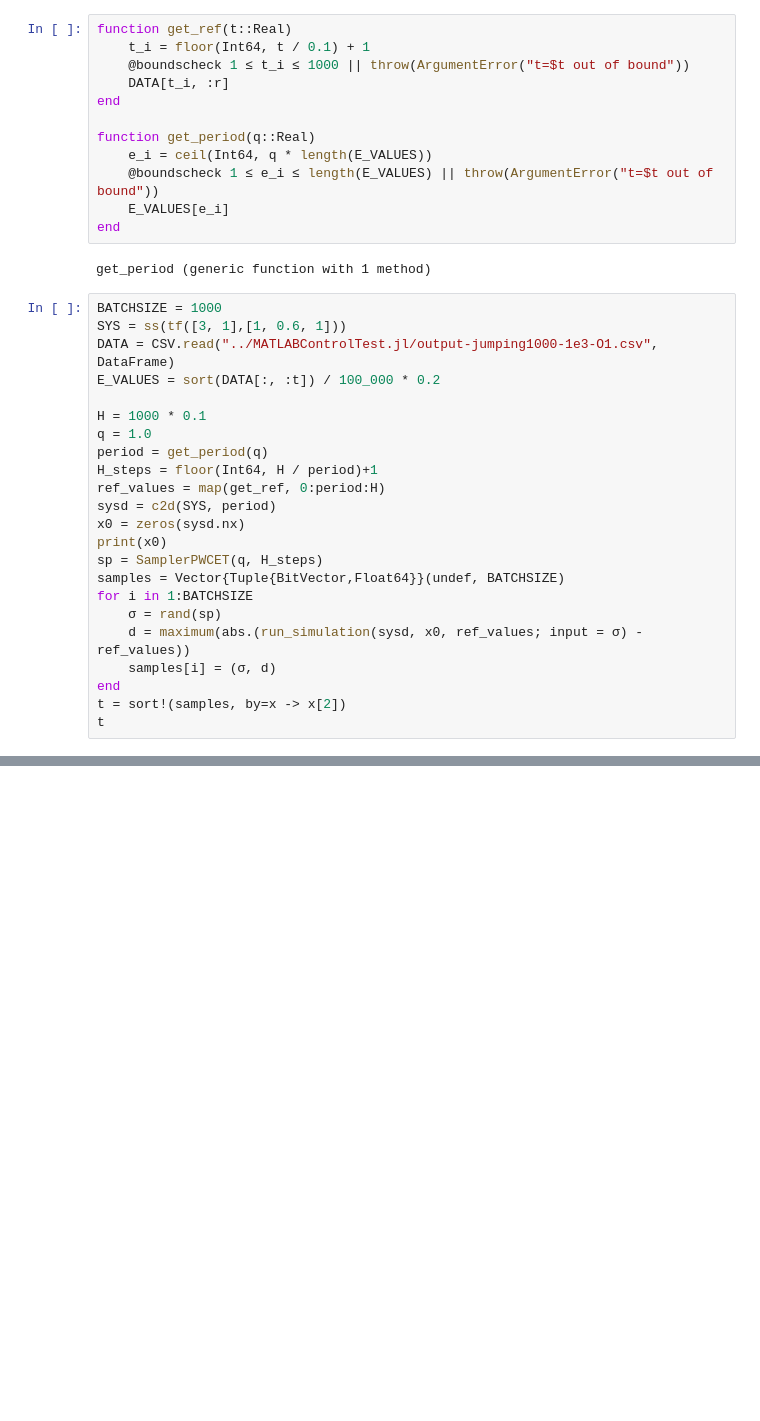
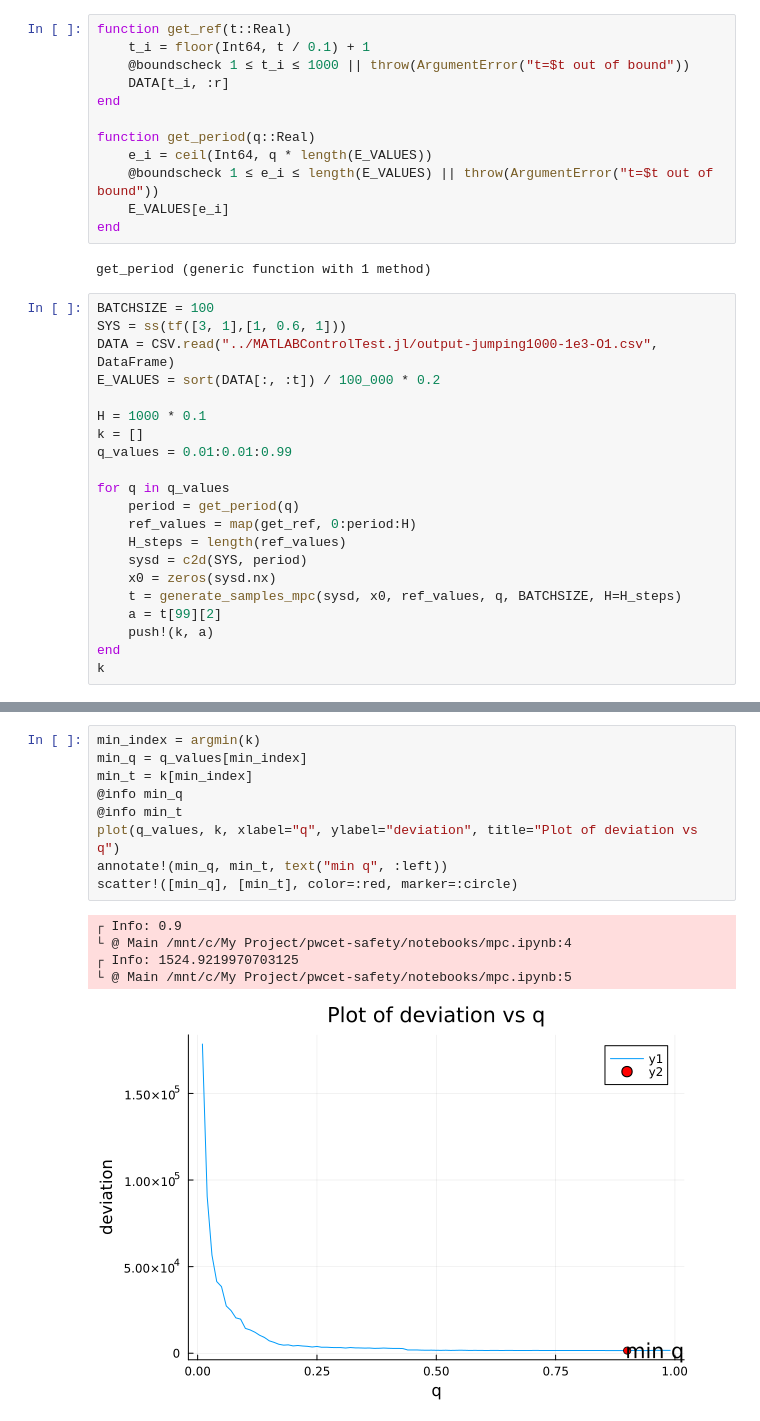
Before and after one commit to shengjiex98/pwcet-safety, a Jupyter notebook: notebooks/mpc.ipynb, the cells around one changed output, grey strips where cells are left out. Saved outputs shown, nothing was run; the diff lists cells and outputs as text; blank space fills up the shorter version.

Commit message:
mpc test dev vs q with small sample size

```diff
--- a/notebooks/mpc.ipynb
+++ b/notebooks/mpc.ipynb
@@ -29,26 +30,24 @@ end
 # %% [output]
 get_period (generic function with 1 method)
 # %%
-BATCHSIZE = 1000
+BATCHSIZE = 100
 SYS = ss(tf([3, 1],[1, 0.6, 1]))
 DATA = CSV.read("../MATLABControlTest.jl/output-jumping1000-1e3-O1.csv", DataFrame)
 E_VALUES = sort(DATA[:, :t]) / 100_000 * 0.2
 
 H = 1000 * 0.1
-q = 1.0
-period = get_period(q)
-H_steps = floor(Int64, H / period)+1
-ref_values = map(get_ref, 0:period:H)
-sysd = c2d(SYS, period)
-x0 = zeros(sysd.nx)
-print(x0)
-sp = SamplerPWCET(q, H_steps)
-samples = Vector{Tuple{BitVector,Float64}}(undef, BATCHSIZE)
-for i in 1:BATCHSIZE
-    σ = rand(sp)
-    d = maximum(abs.(run_simulation(sysd, x0, ref_values; input = σ) - ref_values))
-    samples[i] = (σ, d)
+k = []
+q_values = 0.01:0.01:0.99
+
+for q in q_values
+    period = get_period(q)
+    ref_values = map(get_ref, 0:period:H)
+    H_steps = length(ref_values)
+    sysd = c2d(SYS, period)
+    x0 = zeros(sysd.nx)
+    t = generate_samples_mpc(sysd, x0, ref_values, q, BATCHSIZE, H=H_steps)
+    a = t[99][2]
+    push!(k, a)
 end
-t = sort!(samples, by=x -> x[2])
-t
+k
 # %% [output]
@@ -57,0 +71,15 @@ ErrorException: could not load library "\My Project\pwcet-safety\MATLABControlTe
+# %%
+min_index = argmin(k)
+min_q = q_values[min_index]
+min_t = k[min_index]
+@info min_q
+@info min_t
+plot(q_values, k, xlabel="q", ylabel="deviation", title="Plot of deviation vs q")
+annotate!(min_q, min_t, text("min q", :left))
+scatter!([min_q], [min_t], color=:red, marker=:circle)
+# %% [output]
+┌ Info: 0.9
+└ @ Main /mnt/c/My Project/pwcet-safety/notebooks/mpc.ipynb:4
+┌ Info: 1524.9219970703125
+└ @ Main /mnt/c/My Project/pwcet-safety/notebooks/mpc.ipynb:5
+[figure, added]
```
Also changed, not shown: parts of 2 cells of this notebook.
